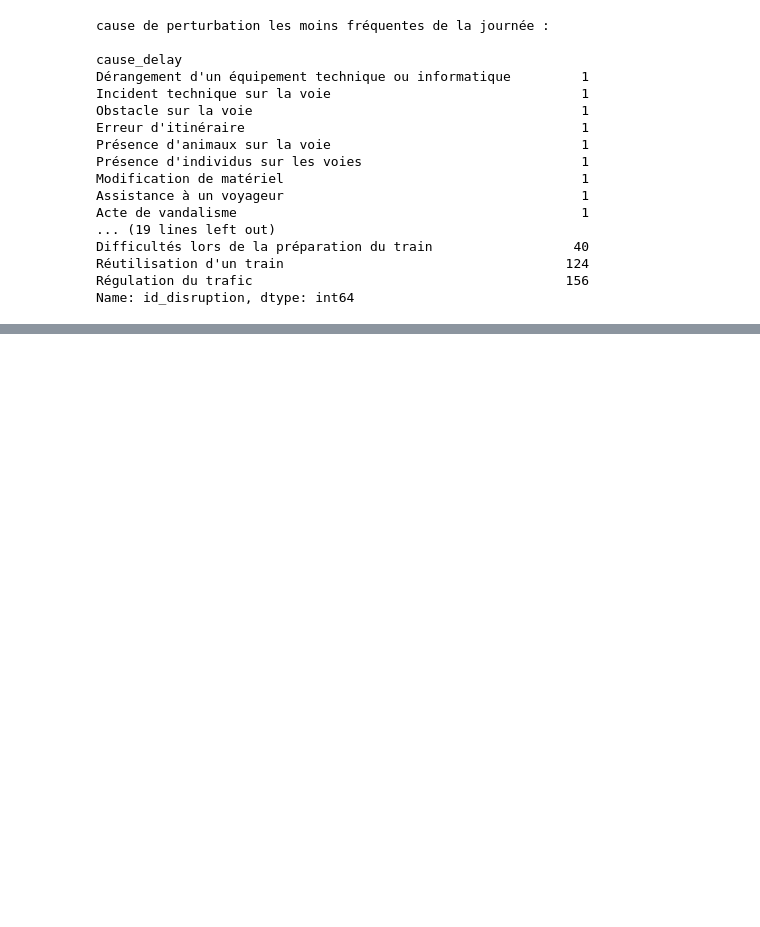
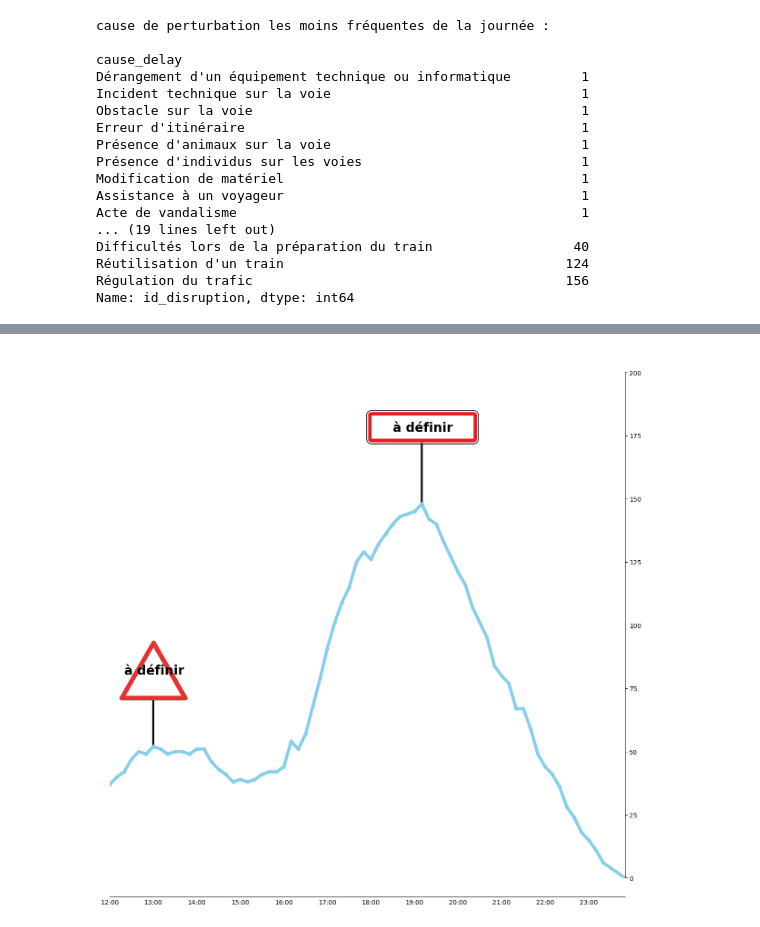
Before and after one commit to KylianSts/Perturbations_transport_public, a Jupyter notebook: TGV_TER_database_analysis.ipynb, the cells around one changed output, grey strips where cells are left out. Drawn from its saved outputs; the diff is of its cells as text; code cells hidden in the pictures; blank space fills up the shorter version.

```diff
--- a/TGV_TER_database_analysis.ipynb
+++ b/TGV_TER_database_analysis.ipynb
@@ -870,0 +823,64 @@ plt.show()
+# %%
+disrupiton_by_ten_2 = disrupiton_by_ten[72:]
+
+plt.figure(figsize=(12, 12))
+plt.plot(range(len(disrupiton_by_ten_2)), disrupiton_by_ten_2, c='skyblue', lw=5, marker='o', markersize=5)
+plt.xticks(range(len(disrupiton_by_ten_2)), hours_intervals_name[72:],)
+plt.tick_params(axis='x', which='both', length=0)
+plt.tight_layout()
+
+# xlim et ylim
+plt.xlim(0, len(disrupiton_by_ten_2)-1)
+max_y_value = max(disrupiton_by_ten_2)*1.4
+plt.ylim(0, max_y_value)
+
+
+#Premier danger
+danger_value = max(disrupiton_by_ten_2[:12])
+danger_index = disrupiton_by_ten_2.index(danger_value)
+
+# Premier arret
+max_value = max(disrupiton_by_ten_2)
+max_index = disrupiton_by_ten_2.index(max_value)
+
+
+list_value = [danger_value, max_value]
+list_index = [danger_index, max_index]
+list_image = ['danger_wb','arrets_wb']
+list_zoom = [0.5,0.2]
+
+for i in range(len(list_value)):
+
+    img_arrets = mpimg.imread(f'Data/{list_image[i]}.png')
+    imagebox_arrets = OffsetImage(img_arrets, zoom=list_zoom[i])
+
+    y_offset = list_value[i] + 30
+
+    ab_arrets = AnnotationBbox(imagebox_arrets, (list_index[i], y_offset), frameon=False)
+    plt.gca().add_artist(ab_arrets)
+
+    if list_image[i] == 'danger_wb':
+        xyA = (list_index[i], y_offset-10.5)
+    else :
+        xyA = (list_index[i], y_offset-5)
+
+    xyB = (list_index[i], list_value[i])
+
+    con = ConnectionPatch(xyA=xyA, xyB=xyB, coordsA="data", coordsB="data",lw=3, mutation_scale=10)
+
+    plt.gca().add_artist(con)
+
+    plt.text(list_index[i]-4, y_offset, 'à définir', verticalalignment='center', fontsize=20, color='black', fontweight='bold')
+
+
+sns.despine(offset=30, trim=True)
+
+ax = plt.gca()
+ax.spines['right'].set_visible(True)
+ax.spines['left'].set_visible(False)
+ax.yaxis.tick_right()
+
+plt.savefig("Perturbation_journée_part2.png", dpi=300)
+plt.show()
+# %% [output]
+[figure, added]
```
Also changed, not shown: parts of 14 cells of this notebook.
